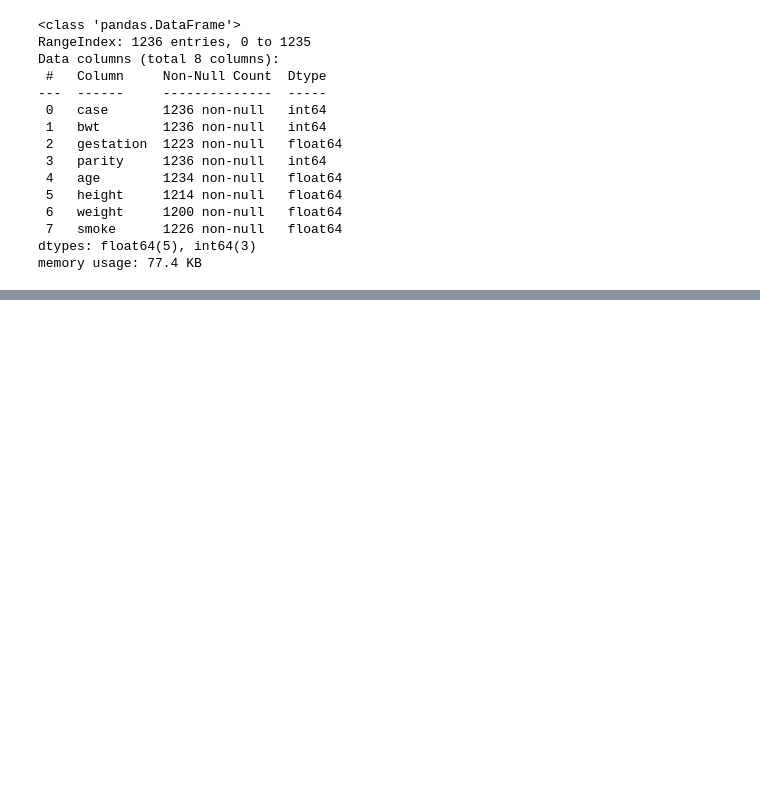
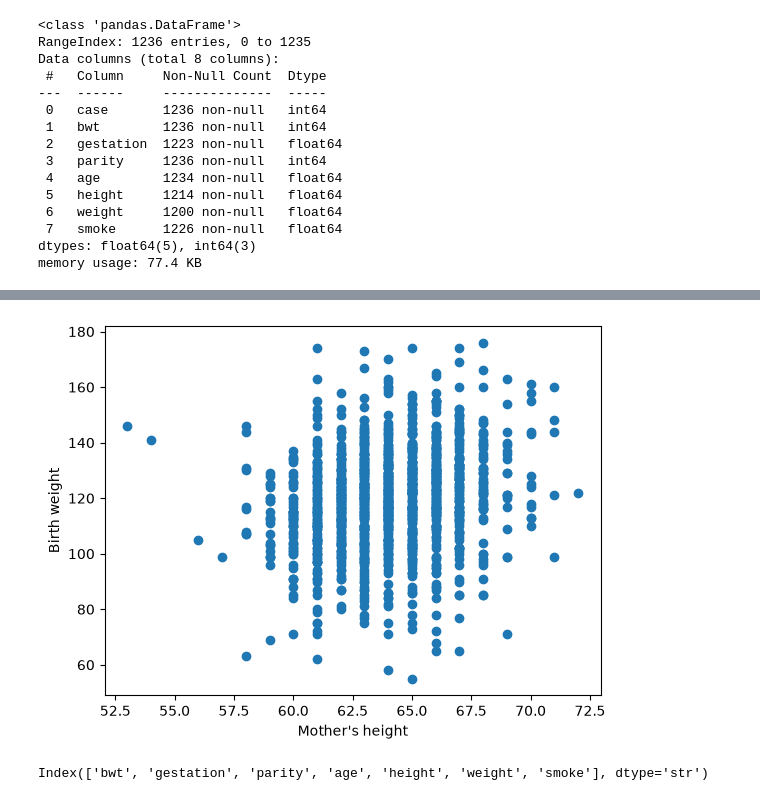
Before and after one commit to bhatia1289/my-flask-app, a Jupyter notebook: model_training.ipynb, the cells around one changed output, grey strips where cells are left out. Cells and saved outputs as stored; diff of their text form; code cells hidden in the pictures; blank space fills up the shorter version.

```diff
--- a/model_training.ipynb
+++ b/model_training.ipynb
@@ -42,0 +106,11 @@ df.describe()
+# %%
+plt.scatter(df['height'], df['bwt'])
+plt.xlabel("Mother's height")
+plt.ylabel("Birth weight")
+plt.show()
+# %% [output]
+[figure, added]
+# %%
+df.columns
+# %% [output]
+Index(['bwt', 'gestation', 'parity', 'age', 'height', 'weight', 'smoke'], dtype='str')
```
Also changed, not shown: parts of 17 cells of this notebook.
